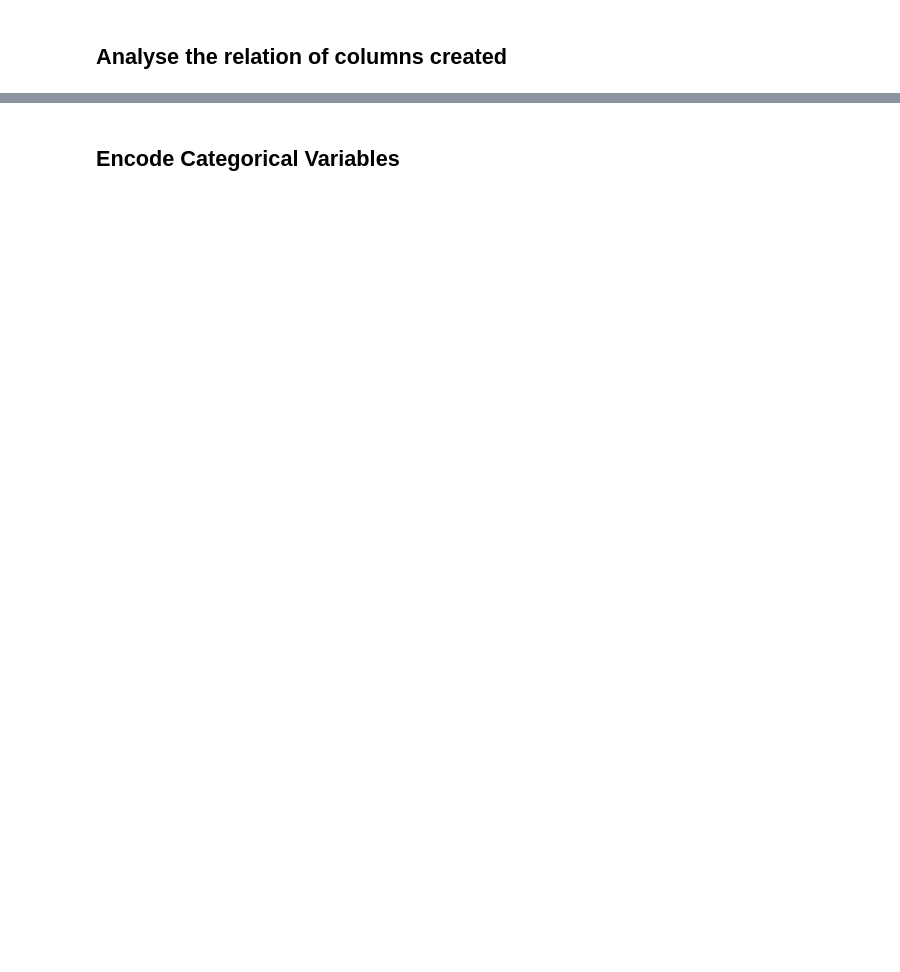
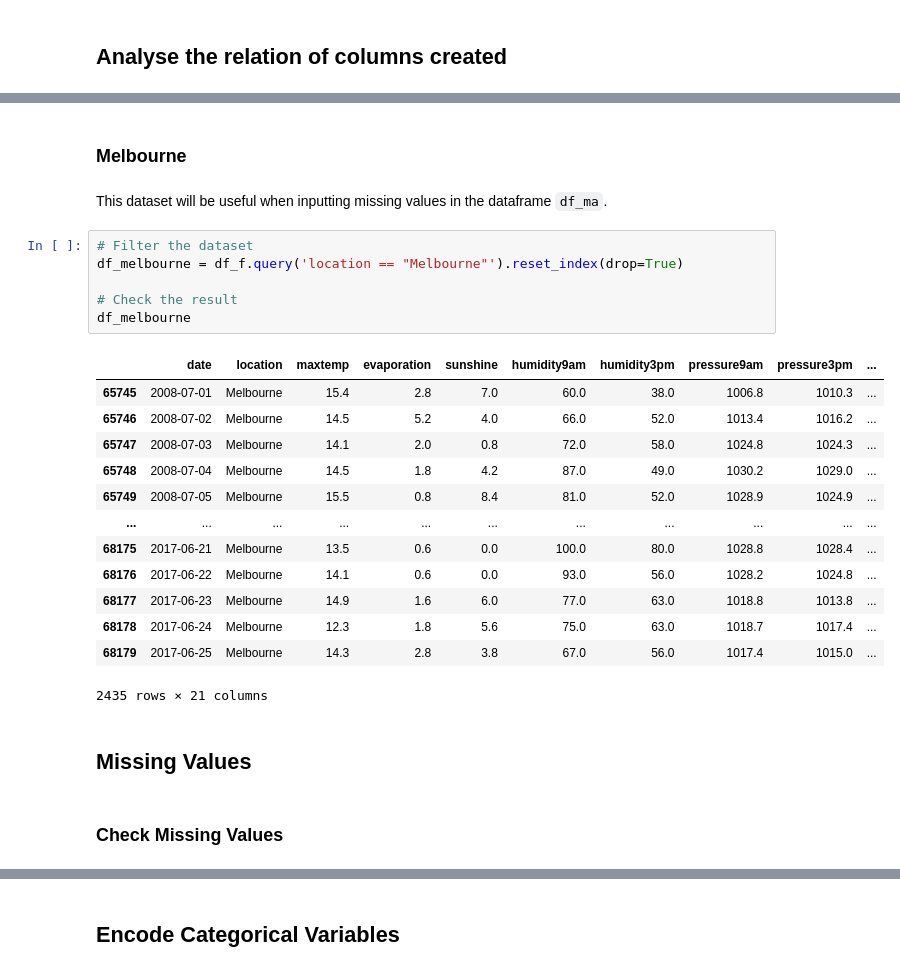
Before and after one commit to gabrielanakasato/rain-prediction, a Jupyter notebook: part01-initial-analysis.ipynb, the cells around one changed output, grey strips where cells are left out. Cells and saved outputs as stored; diff of their text form; blank space fills up the shorter version.

```diff
--- a/part01-initial-analysis.ipynb
+++ b/part01-initial-analysis.ipynb
@@ -278,0 +646,28 @@ df.describe().T
+# %% [markdown]
+### Melbourne
+# %% [markdown]
+This dataset will be useful when inputting missing values in the dataframe `df_ma`.
+# %%
+# Filter the dataset
+df_melbourne = df_f.query('location == "Melbourne"').reset_index(drop=True)
+
+# Check the result
+df_melbourne
+# %% [output]
+|  | date | location | maxtemp | evaporation | sunshine | humidity9am | humidity3pm | pressure9am | pressure3pm | ... |
+| 65745 | 2008-07-01 | Melbourne | 15.4 | 2.8 | 7.0 | 60.0 | 38.0 | 1006.8 | 1010.3 | ... |
+| 65746 | 2008-07-02 | Melbourne | 14.5 | 5.2 | 4.0 | 66.0 | 52.0 | 1013.4 | 1016.2 | ... |
+| 65747 | 2008-07-03 | Melbourne | 14.1 | 2.0 | 0.8 | 72.0 | 58.0 | 1024.8 | 1024.3 | ... |
+| 65748 | 2008-07-04 | Melbourne | 14.5 | 1.8 | 4.2 | 87.0 | 49.0 | 1030.2 | 1029.0 | ... |
+| 65749 | 2008-07-05 | Melbourne | 15.5 | 0.8 | 8.4 | 81.0 | 52.0 | 1028.9 | 1024.9 | ... |
+| ... | ... | ... | ... | ... | ... | ... | ... | ... | ... | ... |
+| 68175 | 2017-06-21 | Melbourne | 13.5 | 0.6 | 0.0 | 100.0 | 80.0 | 1028.8 | 1028.4 | ... |
+| 68176 | 2017-06-22 | Melbourne | 14.1 | 0.6 | 0.0 | 93.0 | 56.0 | 1028.2 | 1024.8 | ... |
+| 68177 | 2017-06-23 | Melbourne | 14.9 | 1.6 | 6.0 | 77.0 | 63.0 | 1018.8 | 1013.8 | ... |
+| 68178 | 2017-06-24 | Melbourne | 12.3 | 1.8 | 5.6 | 75.0 | 63.0 | 1018.7 | 1017.4 | ... |
+| 68179 | 2017-06-25 | Melbourne | 14.3 | 2.8 | 3.8 | 67.0 | 56.0 | 1017.4 | 1015.0 | ... |
+2435 rows × 21 columns
+# %% [markdown]
+## Missing Values
+# %% [markdown]
+### Check Missing Values
```
Also changed, not shown: parts of 82 cells of this notebook, 1 other file.
